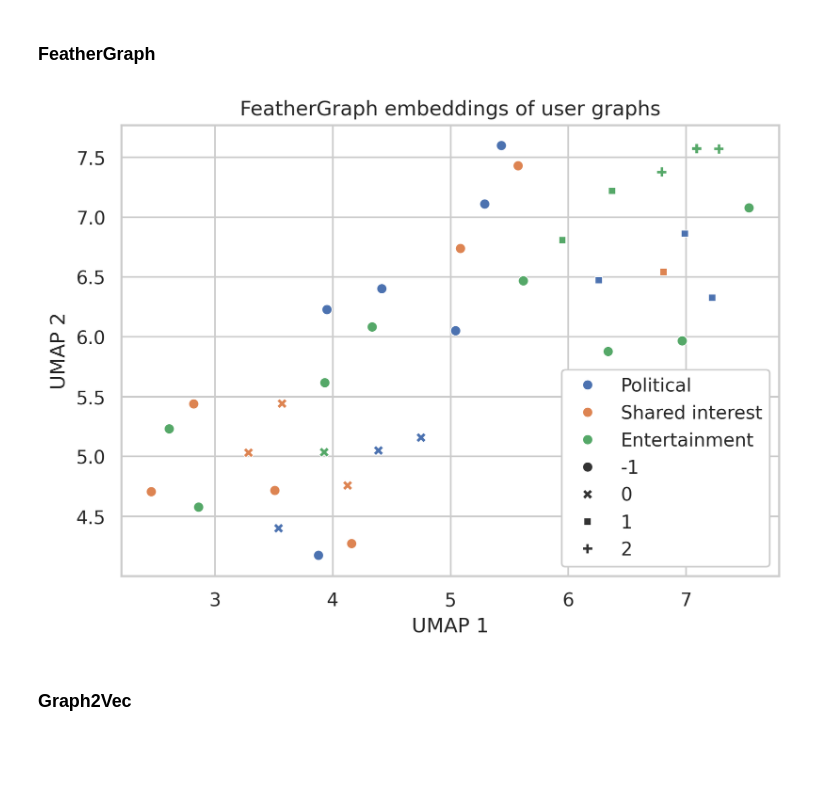
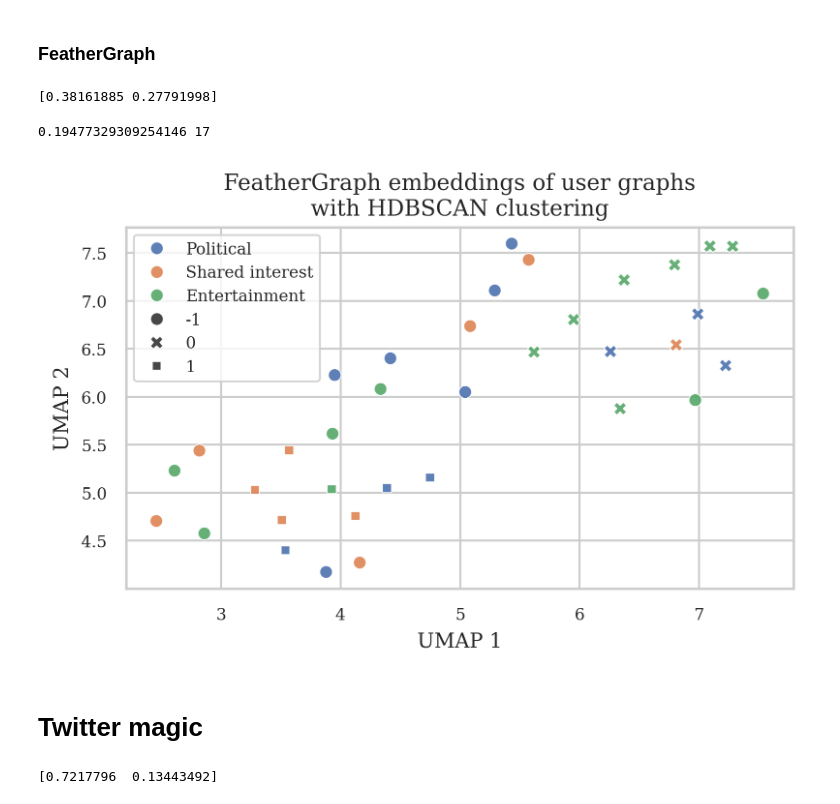
Before and after one commit to Marcus-Friis/thesis, a Jupyter notebook: notebooks/embedding_result.ipynb, the cells around one changed output. Saved outputs shown, nothing was run; the diff lists cells and outputs as text; code cells hidden in the pictures; blank space fills up the shorter version.

```diff
--- a/notebooks/embedding_result.ipynb
+++ b/notebooks/embedding_result.ipynb
@@ -45,0 +53,8 @@ names = [g['name'] for g in graphs]
+# %%
+model = Graph2Vec(workers=1, seed=42)
+model.fit(graphs_nx)
+g2v_embs = model.get_embedding()
+pca = PCA(n_components=2)
+g2v_embs_pca = pca.fit_transform(g2v_embs)
+g2v_embs_umap = UMAP(n_components=2, random_state=42).fit_transform(g2v_embs)
+print(pca.explained_variance_ratio_)
@@ -48,6 +282,10 @@ names = [g['name'] for g in graphs]
 # %%
 model = FeatherGraph()
 model.fit(graphs_nx)
-embs = model.get_embedding()
-embs_pca = PCA(n_components=2).fit_transform(embs)
-embs_umap = UMAP(n_components=2, random_state=42).fit_transform(embs)
+fg_embs = model.get_embedding()
+pca = PCA(n_components=2)
+fg_embs_pca = pca.fit_transform(fg_embs)
+fg_embs_umap = UMAP(n_components=2, random_state=42).fit_transform(fg_embs)
+print(pca.explained_variance_ratio_)
+# %% [output]
+[0.38161885 0.27791998]
@@ -58,13 +292,24 @@ labels = hdbscan.labels_
+# %%
+hdbscan = HDBSCAN(alpha=0.5)
+hdbscan.fit(fg_embs)
+fg_labels = hdbscan.labels_
+nmi = normalized_mutual_info_score(
+    [category for category, label in zip(categories, fg_labels) if label != -1],
+    [label for label in fg_labels if label != -1])
+num_no_cluster = len([label for label in fg_labels if label == -1])
+print(nmi, num_no_cluster)
+# %% [output]
+0.19477329309254146 17
 # %%
 fig, ax = plt.subplots()
-sns.scatterplot(x=embs_umap[:, 0], y=embs_umap[:, 1], hue=categories, style=labels, ax=ax)
-ax.set_title('FeatherGraph embeddings of user graphs')
+sns.scatterplot(x=fg_embs_umap[:, 0], y=fg_embs_umap[:, 1], hue=categories, style=fg_labels, s=40, alpha=.9, ax=ax)
+ax.set_title('FeatherGraph embeddings of user graphs\nwith HDBSCAN clustering')
 ax.set_xlabel('UMAP 1')
 ax.set_ylabel('UMAP 2')
 
 plt.tight_layout()
 plt.savefig('../figures/embeddings/feathergraph.pgf', format='pgf', bbox_inches='tight')
 # %% [output]
-[figure, old version]
+[figure, new version]
-# %% [markdown]
-### Graph2Vec
+# %% [markdown]
+# Twitter magic
@@ -71,6 +325,10 @@ plt.savefig('../figures/embeddings/feathergraph.pgf', format='pgf', bbox_inches=
 # %%
 model = Graph2Vec(workers=1, seed=42)
 model.fit(graphs_nx)
-embs = model.get_embedding()
-embs_pca = PCA(n_components=2).fit_transform(embs)
-embs_umap = UMAP(n_components=2, random_state=42).fit_transform(embs)
+g2v_embs = model.get_embedding()
+pca = PCA(n_components=2)
+g2v_embs_pca = pca.fit_transform(g2v_embs)
+g2v_embs_umap = UMAP(n_components=2, random_state=42).fit_transform(g2v_embs)
+print(pca.explained_variance_ratio_)
+# %% [output]
+[0.7217796  0.13443492]
```
Also changed, not shown: parts of 46 cells of this notebook.
